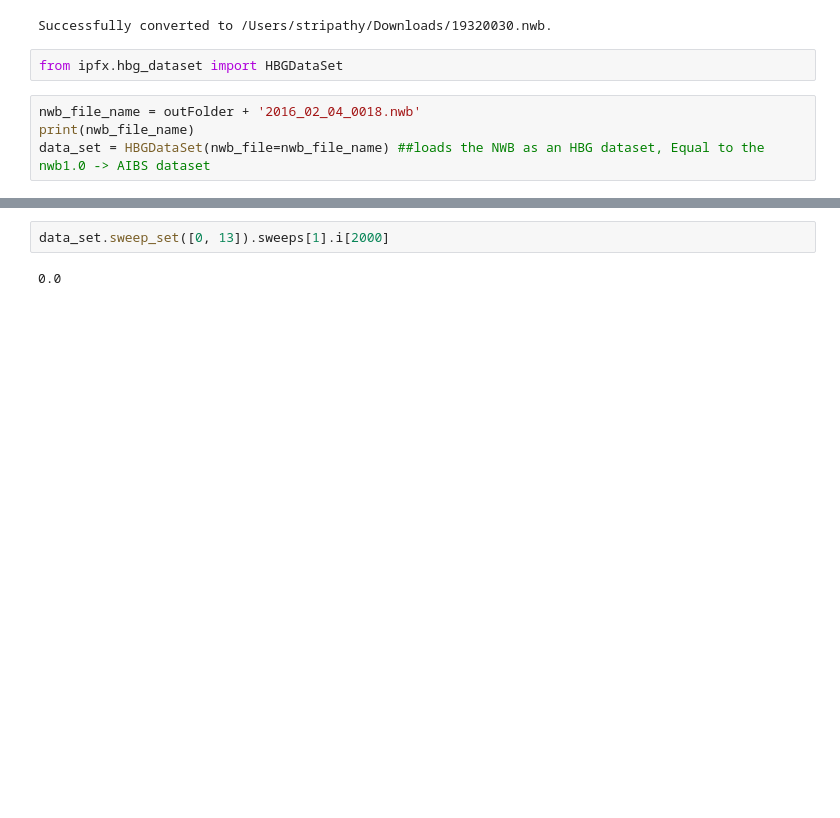
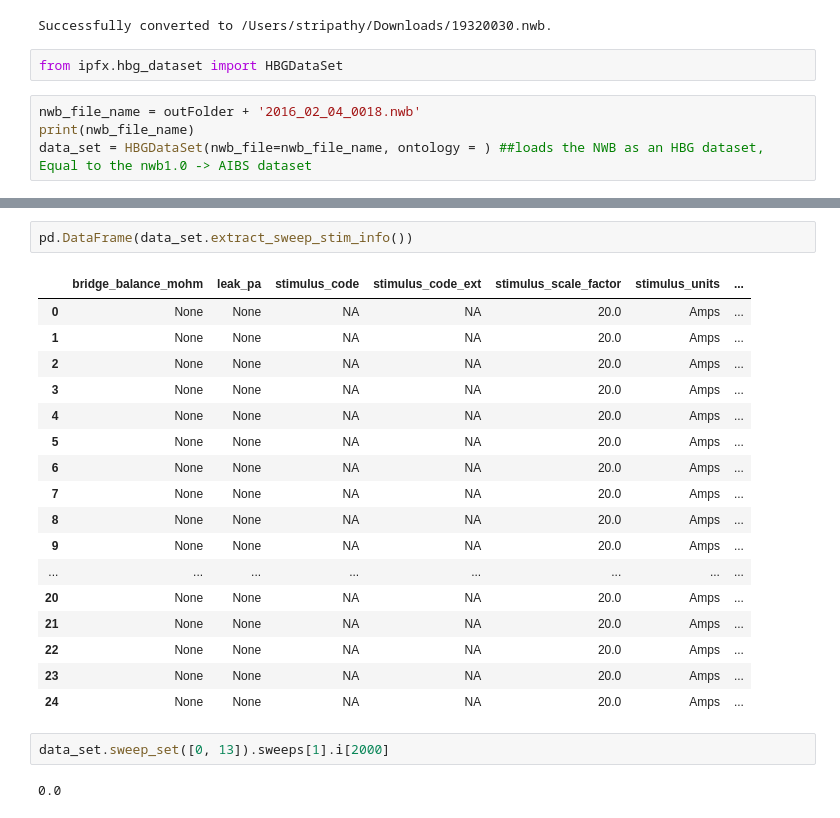
Before and after one commit to stripathy/valiante_lab_abf_process, a Jupyter notebook: nwb_conversion_test.ipynb, the cells around one changed output, grey strips where cells are left out. Cells and saved outputs as stored; diff of their text form; blank space fills up the shorter version.

```diff
--- a/nwb_conversion_test.ipynb
+++ b/nwb_conversion_test.ipynb
@@ -163,5 +158,5 @@ from ipfx.hbg_dataset import HBGDataSet
 # %%
 nwb_file_name = outFolder + '2016_02_04_0018.nwb'
 print(nwb_file_name)
-data_set = HBGDataSet(nwb_file=nwb_file_name) ##loads the NWB as an HBG dataset, Equal to the nwb1.0 -> AIBS dataset
+data_set = HBGDataSet(nwb_file=nwb_file_name, ontology = ) ##loads the NWB as an HBG dataset, Equal to the nwb1.0 -> AIBS dataset
 # %% [output]
@@ -169,3 +164,23 @@ data_set = HBGDataSet(nwb_file=nwb_file_name) ##loads the NWB as an HBG dataset,
+# %%
+pd.DataFrame(data_set.extract_sweep_stim_info())
+# %% [output]
+|  | bridge_balance_mohm | leak_pa | stimulus_code | stimulus_code_ext | stimulus_scale_factor | stimulus_units | ... |
+| 0 | None | None | NA | NA | 20.0 | Amps | ... |
+| 1 | None | None | NA | NA | 20.0 | Amps | ... |
+| 2 | None | None | NA | NA | 20.0 | Amps | ... |
+| 3 | None | None | NA | NA | 20.0 | Amps | ... |
+| 4 | None | None | NA | NA | 20.0 | Amps | ... |
+| 5 | None | None | NA | NA | 20.0 | Amps | ... |
+| 6 | None | None | NA | NA | 20.0 | Amps | ... |
+| 7 | None | None | NA | NA | 20.0 | Amps | ... |
+| 8 | None | None | NA | NA | 20.0 | Amps | ... |
+| 9 | None | None | NA | NA | 20.0 | Amps | ... |
+| ... | ... | ... | ... | ... | ... | ... | ... |
+| 20 | None | None | NA | NA | 20.0 | Amps | ... |
+| 21 | None | None | NA | NA | 20.0 | Amps | ... |
+| 22 | None | None | NA | NA | 20.0 | Amps | ... |
+| 23 | None | None | NA | NA | 20.0 | Amps | ... |
+| 24 | None | None | NA | NA | 20.0 | Amps | ... |
 # %%
 data_set.sweep_set([0, 13]).sweeps[1].i[2000]
 # %% [output]
```
Also changed, not shown: parts of 7 cells of this notebook, 15 other files.
